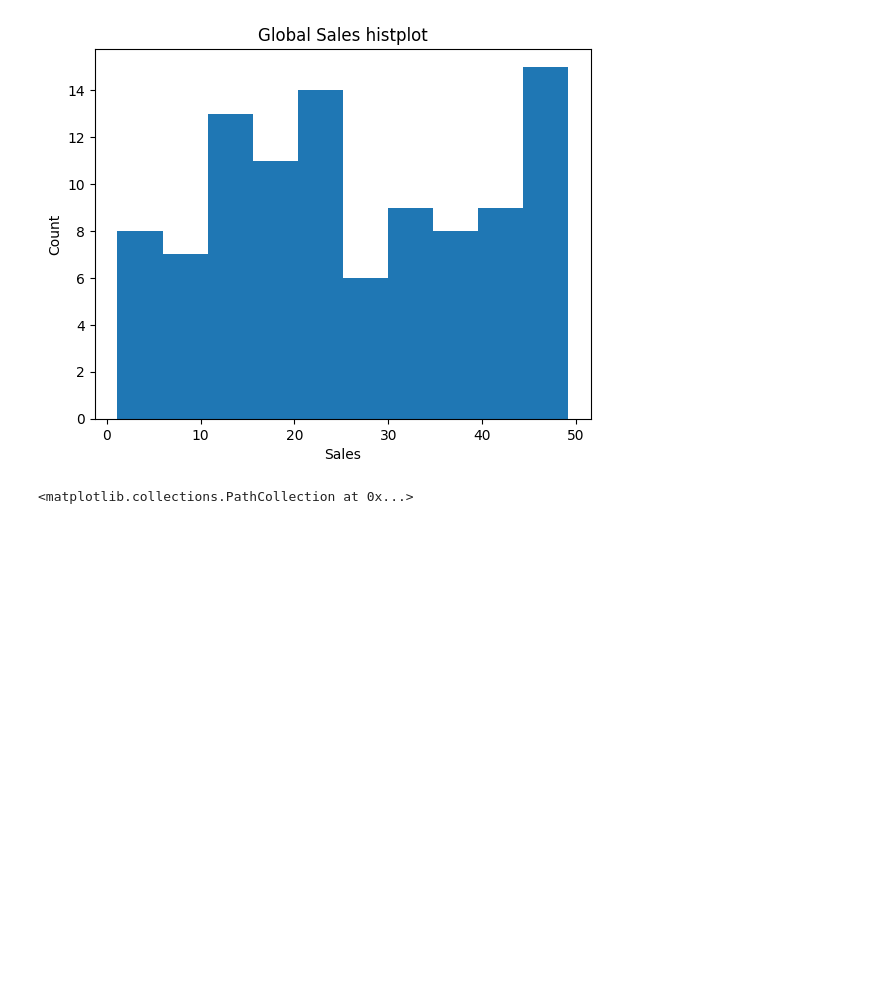
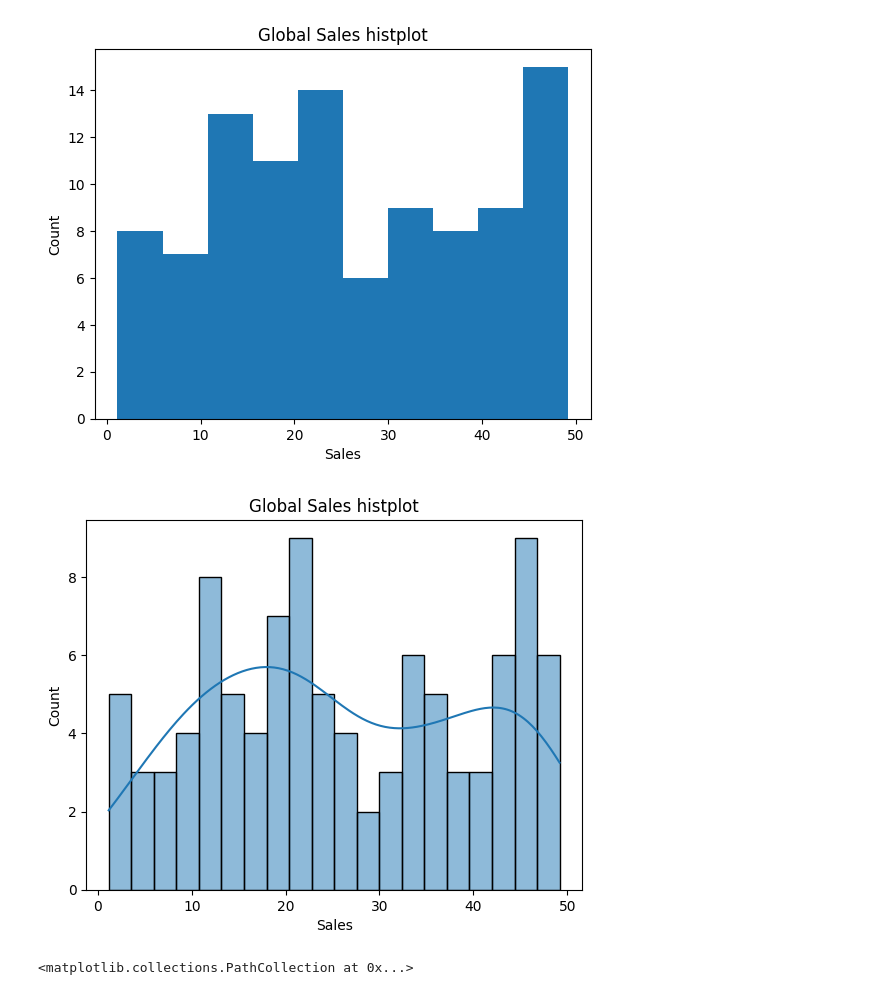
Before and after one commit to hitesh0404/Python, a Jupyter notebook: Batch337/jupyterNotebooks/learningMatplotLib.ipynb, the cells around one changed output. Drawn from its saved outputs; the diff is of its cells as text; code cells hidden in the pictures; blank space fills up the shorter version.

```diff
--- a/Batch337/jupyterNotebooks/learningMatplotLib.ipynb
+++ b/Batch337/jupyterNotebooks/learningMatplotLib.ipynb
@@ -263,6 +305,14 @@ plt.title("Global Sales histplot")
 plt.show()
 # %% [output]
 [figure]
+# %%
+sns.histplot(df,x="Global_Sales",bins=20,kde=0.001)
+plt.xlabel("Sales")
+plt.ylabel("Count")
+plt.title("Global Sales histplot")
+plt.show()
+# %% [output]
+[figure, added]
 # %%
 plt.scatter(df["Global_Sales"],df["Year"])
 # %% [output]
```
Also changed, not shown: parts of 17 cells of this notebook, 5 other files.
